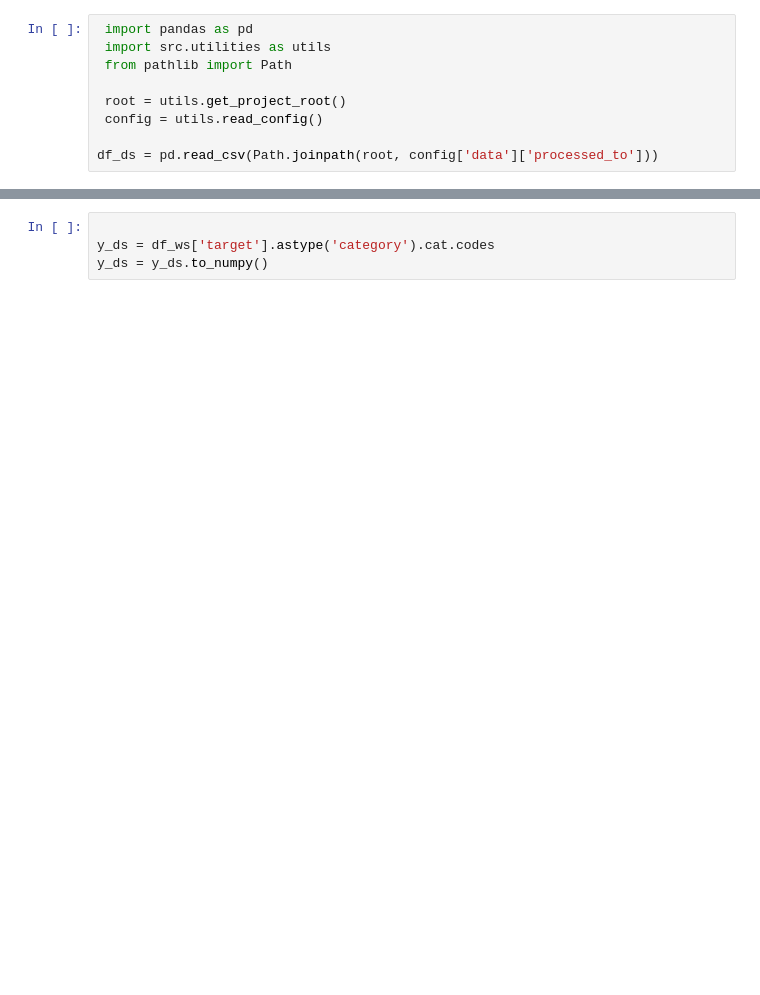
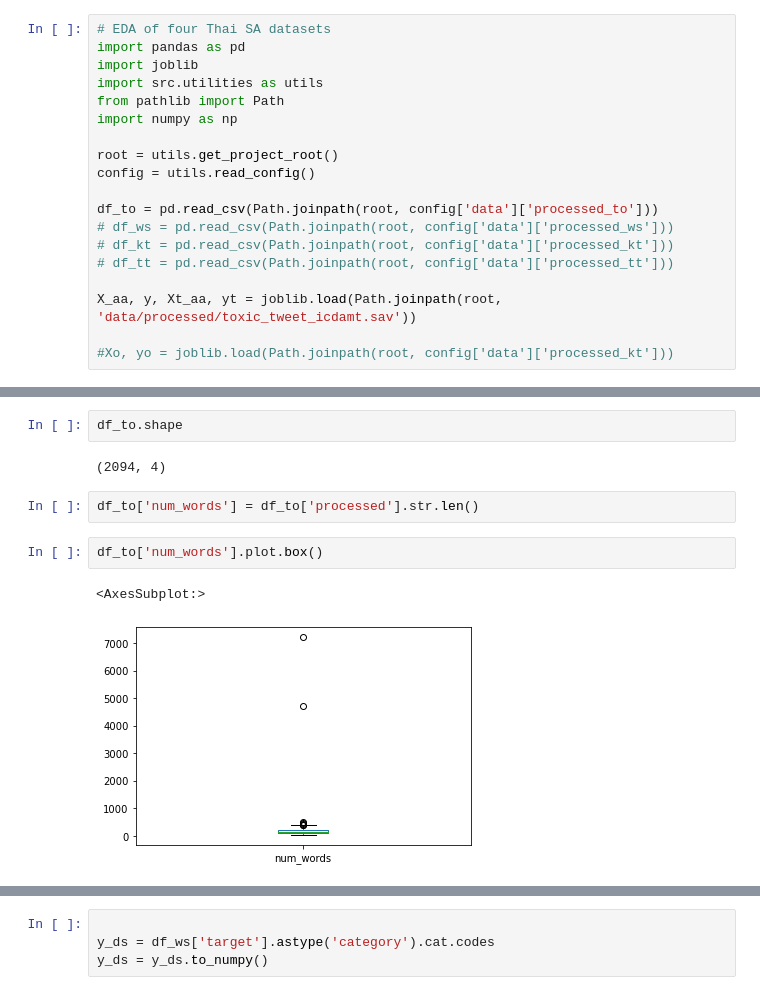
Before and after one commit to preenet/SETAR, a Jupyter notebook: notebooks/corpus_explore.ipynb, the cells around one changed output, grey strips where cells are left out. Cells and saved outputs as stored; diff of their text form; blank space fills up the shorter version.

```diff
--- a/notebooks/corpus_explore.ipynb
+++ b/notebooks/corpus_explore.ipynb
@@ -1,9 +1,19 @@
 # %%
- import pandas as pd
- import src.utilities as utils
- from pathlib import Path
+# EDA of four Thai SA datasets
+import pandas as pd
+import joblib
+import src.utilities as utils
+from pathlib import Path
+import numpy as np
 
- root = utils.get_project_root()
- config = utils.read_config()
+root = utils.get_project_root()
+config = utils.read_config()
 
-df_ds = pd.read_csv(Path.joinpath(root, config['data']['processed_to']))
+df_to = pd.read_csv(Path.joinpath(root, config['data']['processed_to']))
+# df_ws = pd.read_csv(Path.joinpath(root, config['data']['processed_ws']))
+# df_kt = pd.read_csv(Path.joinpath(root, config['data']['processed_kt']))
+# df_tt = pd.read_csv(Path.joinpath(root, config['data']['processed_tt']))
+
+X_aa, y, Xt_aa, yt = joblib.load(Path.joinpath(root, 'data/processed/toxic_tweet_icdamt.sav'))
+
+#Xo, yo = joblib.load(Path.joinpath(root, config['data']['processed_kt']))
@@ -39,0 +59,11 @@ df_ws = pd.read_csv(Path.joinpath(root, config['data']['processed_ws']))
+# %%
+df_to.shape
+# %% [output]
+(2094, 4)
+# %%
+df_to['num_words'] = df_to['processed'].str.len()
+# %%
+df_to['num_words'].plot.box()
+# %% [output]
+<AxesSubplot:>
+[figure, added]
```
Also changed, not shown: parts of 21 cells of this notebook, 2 other files.
